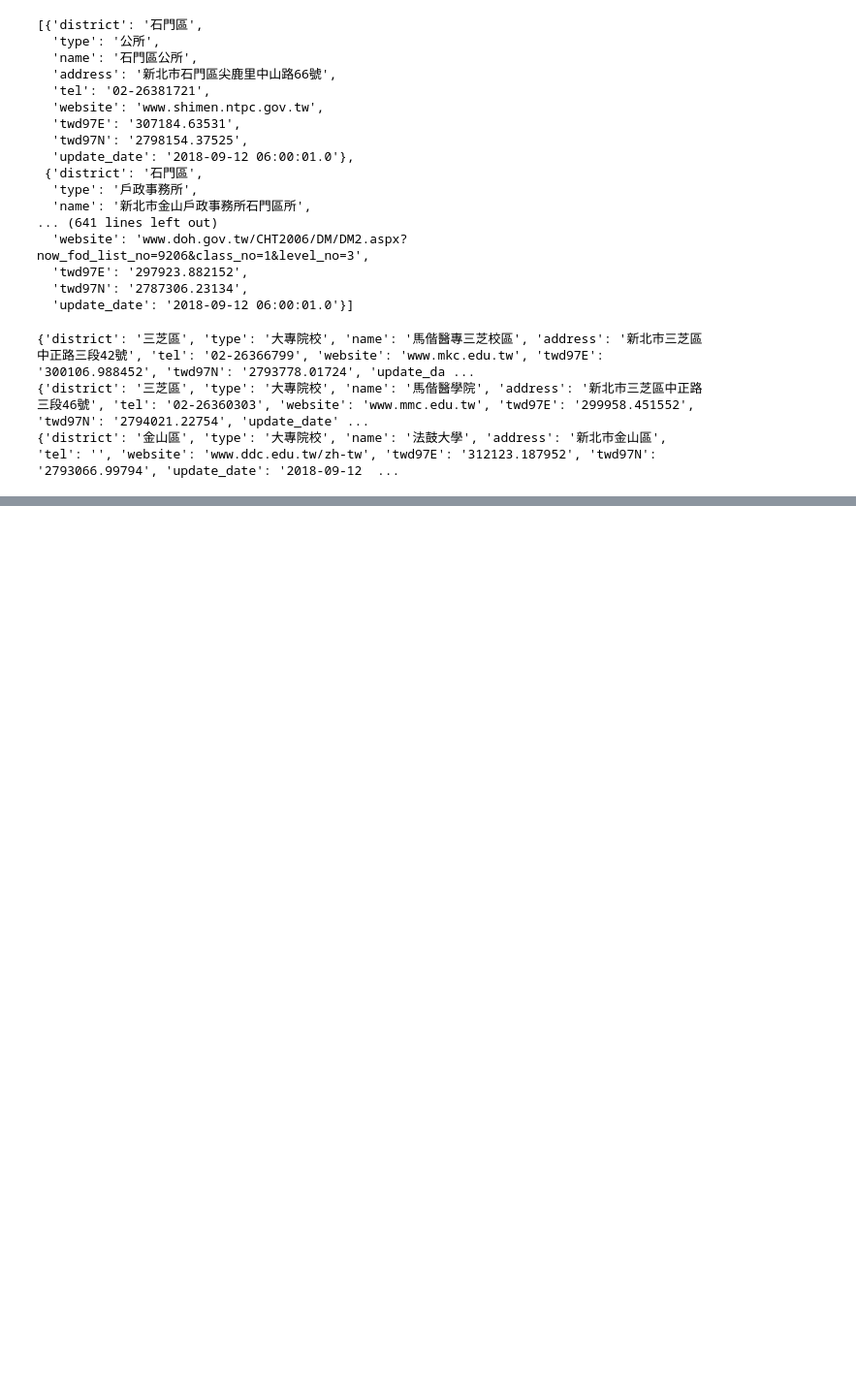
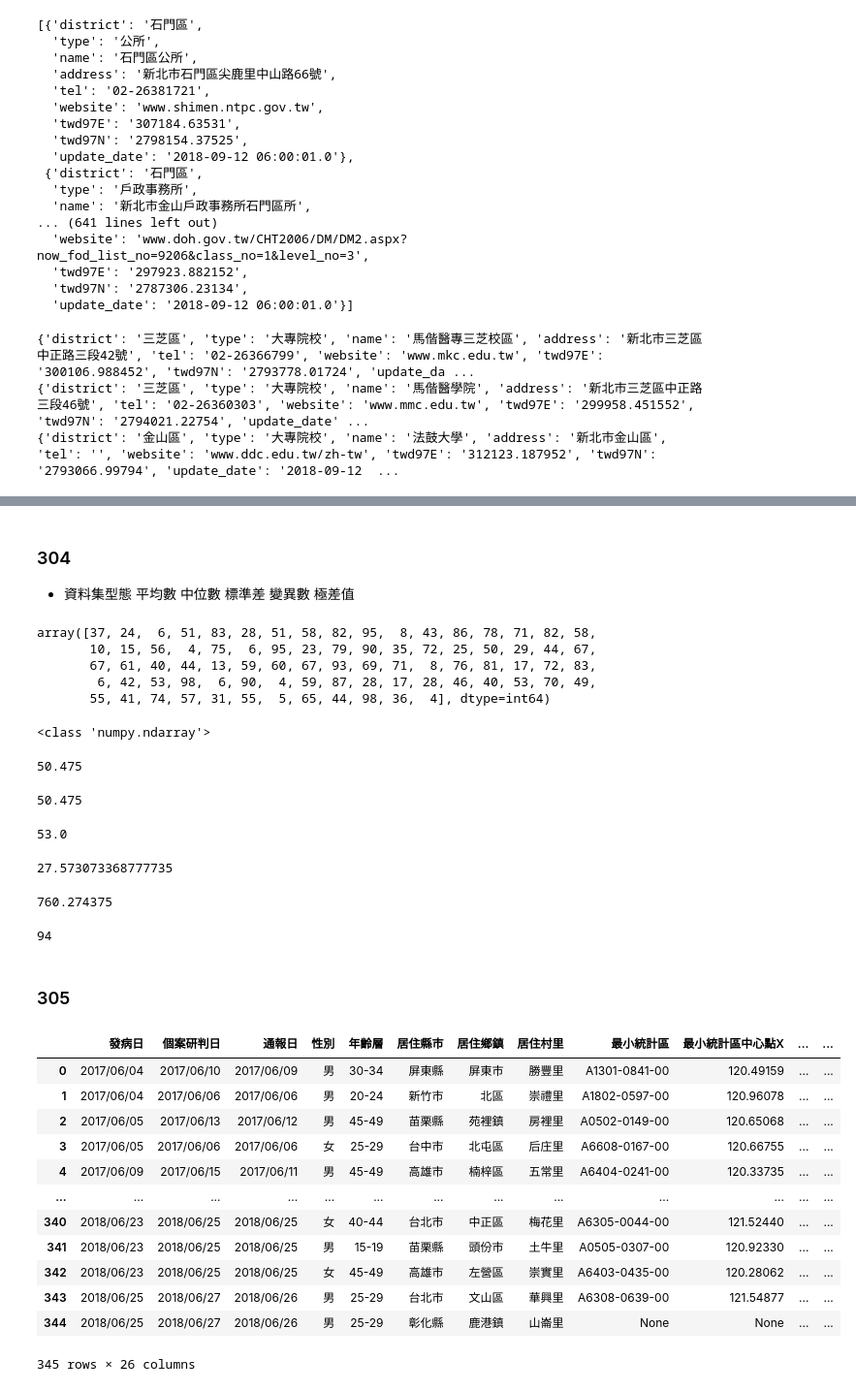
Before and after one commit to 17app001/tqc-2, a Jupyter notebook: TQC-資料分析與爬蟲跟視覺化.ipynb, the cells around one changed output, grey strips where cells are left out. Shown at 97% size. Saved outputs shown, nothing was run; the diff lists cells and outputs as text; code cells hidden in the pictures; blank space fills up the shorter version.

```diff
--- a/TQC-資料分析與爬蟲跟視覺化.ipynb
+++ b/TQC-資料分析與爬蟲跟視覺化.ipynb
@@ -664,0 +985,64 @@ for data in datas:
+# %% [markdown]
+### 304
+- 資料集型態
+平均數
+中位數
+標準差
+變異數
+極差值
+# %%
+x=pd.read_csv('304/read.csv')['data'].values
+x
+# %% [output]
+array([37, 24,  6, 51, 83, 28, 51, 58, 82, 95,  8, 43, 86, 78, 71, 82, 58,
+       10, 15, 56,  4, 75,  6, 95, 23, 79, 90, 35, 72, 25, 50, 29, 44, 67,
+       67, 61, 40, 44, 13, 59, 60, 67, 93, 69, 71,  8, 76, 81, 17, 72, 83,
+        6, 42, 53, 98,  6, 90,  4, 59, 87, 28, 17, 28, 46, 40, 53, 70, 49,
+       55, 41, 74, 57, 31, 55,  5, 65, 44, 98, 36,  4], dtype=int64)
+# %%
+print(type(x))
+# %% [output]
+<class 'numpy.ndarray'>
+# %%
+x.mean()
+# %% [output]
+50.475
+# %%
+np.mean(x)
+# %% [output]
+50.475
+# %%
+np.median(x)
+# %% [output]
+53.0
+# %%
+np.std(x)
+# %% [output]
+27.573073368777735
+# %%
+np.var(x)
+# %% [output]
+760.274375
+# %%
+np.ptp(x)
+# %% [output]
+94
+# %% [markdown]
+### 305
+# %%
+df=pd.read_csv('305/read.csv')
+df
+# %% [output]
+|  | 發病日 | 個案研判日 | 通報日 | 性別 | 年齡層 | 居住縣市 | 居住鄉鎮 | 居住村里 | 最小統計區 | 最小統計區中心點X | ... | ... |
+| 0 | 2017/06/04 | 2017/06/10 | 2017/06/09 | 男 | 30-34 | 屏東縣 | 屏東市 | 勝豐里 | A1301-0841-00 | 120.49159 | ... | ... |
+| 1 | 2017/06/04 | 2017/06/06 | 2017/06/06 | 男 | 20-24 | 新竹市 | 北區 | 崇禮里 | A1802-0597-00 | 120.96078 | ... | ... |
+| 2 | 2017/06/05 | 2017/06/13 | 2017/06/12 | 男 | 45-49 | 苗栗縣 | 苑裡鎮 | 房裡里 | A0502-0149-00 | 120.65068 | ... | ... |
+| 3 | 2017/06/05 | 2017/06/06 | 2017/06/06 | 女 | 25-29 | 台中市 | 北屯區 | 后庄里 | A6608-0167-00 | 120.66755 | ... | ... |
+| 4 | 2017/06/09 | 2017/06/15 | 2017/06/11 | 男 | 45-49 | 高雄市 | 楠梓區 | 五常里 | A6404-0241-00 | 120.33735 | ... | ... |
+| ... | ... | ... | ... | ... | ... | ... | ... | ... | ... | ... | ... | ... |
+| 340 | 2018/06/23 | 2018/06/25 | 2018/06/25 | 女 | 40-44 | 台北市 | 中正區 | 梅花里 | A6305-0044-00 | 121.52440 | ... | ... |
+| 341 | 2018/06/23 | 2018/06/25 | 2018/06/25 | 男 | 15-19 | 苗栗縣 | 頭份市 | 土牛里 | A0505-0307-00 | 120.92330 | ... | ... |
+| 342 | 2018/06/23 | 2018/06/25 | 2018/06/25 | 女 | 45-49 | 高雄市 | 左營區 | 崇實里 | A6403-0435-00 | 120.28062 | ... | ... |
+| 343 | 2018/06/25 | 2018/06/27 | 2018/06/26 | 男 | 25-29 | 台北市 | 文山區 | 華興里 | A6308-0639-00 | 121.54877 | ... | ... |
+| 344 | 2018/06/25 | 2018/06/27 | 2018/06/26 | 男 | 25-29 | 彰化縣 | 鹿港鎮 | 山崙里 | None | None | ... | ... |
+345 rows × 26 columns
```
Also changed, not shown: parts of 49 cells of this notebook, 9 other files.
